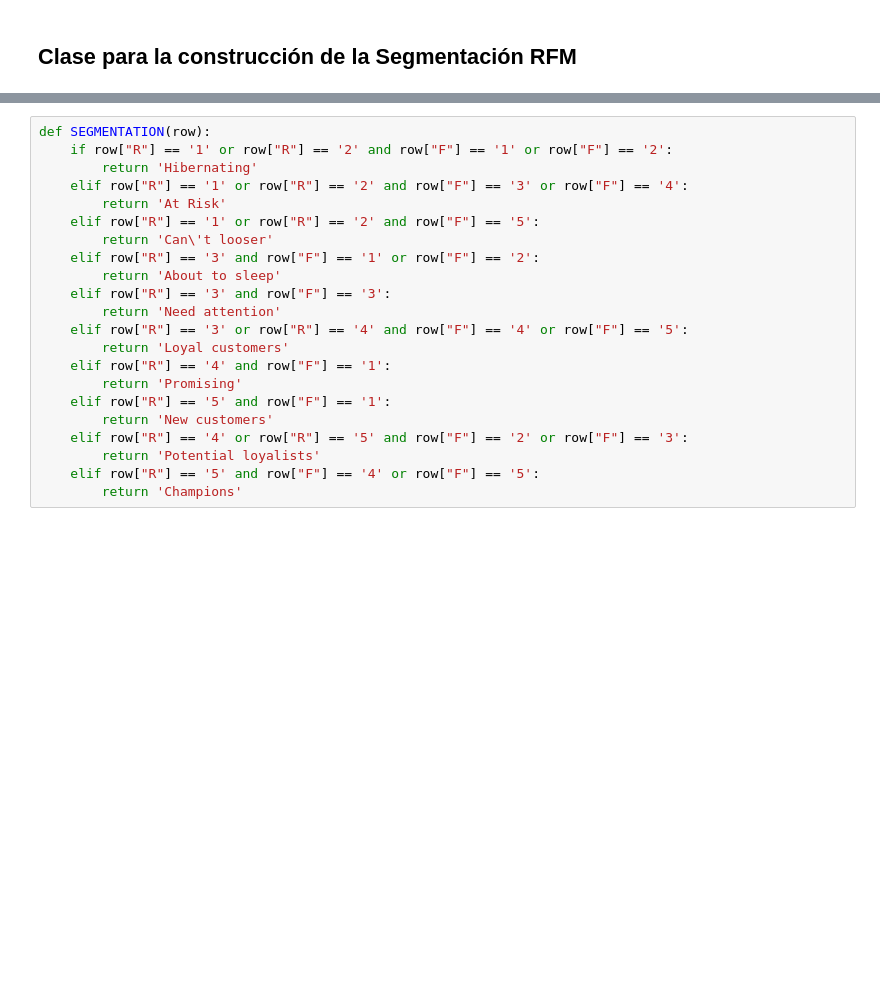
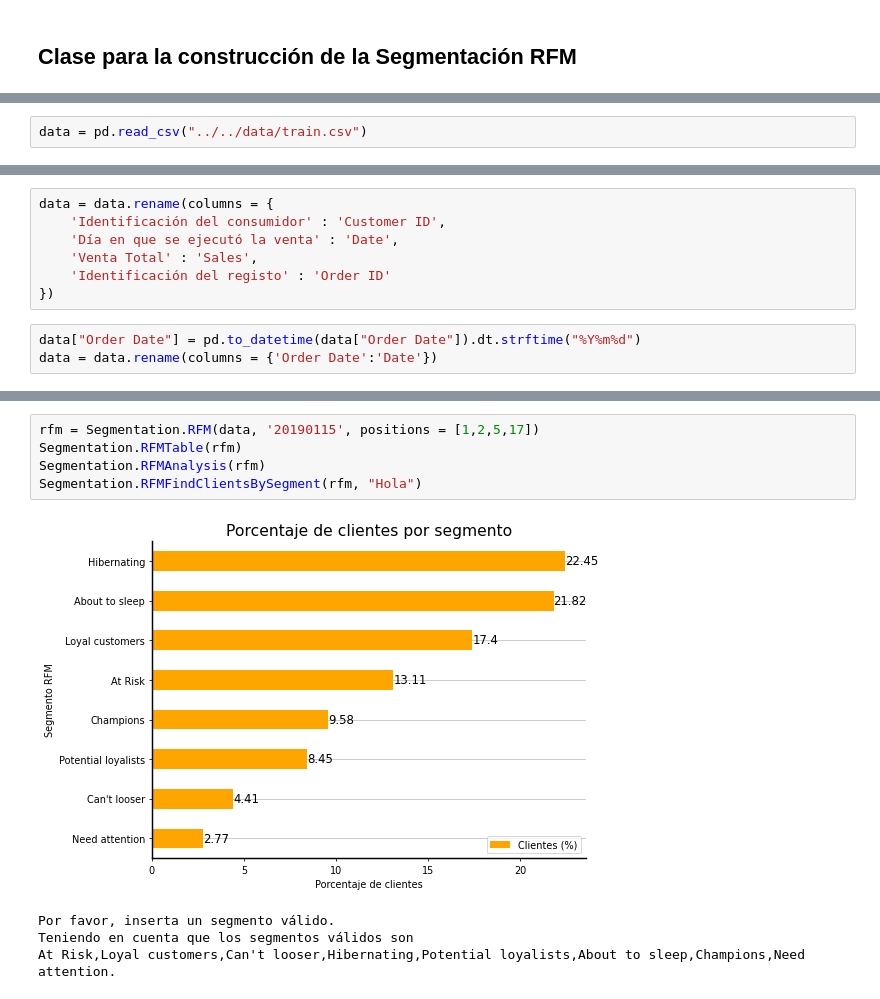
Before and after one commit to SebastianUrdaneguiBisalaya/Segmentacion-RFM, a Jupyter notebook: RFMSegmentation/class/notebook.ipynb, the cells around one changed output, grey strips where cells are left out. Drawn from its saved outputs; the diff is of its cells as text; blank space fills up the shorter version.

```diff
--- a/RFMSegmentation/class/notebook.ipynb
+++ b/RFMSegmentation/class/notebook.ipynb
@@ -7,0 +11,2 @@ from datetime import datetime
+# %%
+data = pd.read_csv("../../data/train.csv")
@@ -8 +16,11 @@ from datetime import datetime
+# %%
+data = data.rename(columns = {
+    'Identificación del consumidor' : 'Customer ID',
+    'Día en que se ejecutó la venta' : 'Date',
+    'Venta Total' : 'Sales',
+    'Identificación del registo' : 'Order ID'
+})
+# %%
+data["Order Date"] = pd.to_datetime(data["Order Date"]).dt.strftime("%Y%m%d")
+data = data.rename(columns = {'Order Date':'Date'})
 # %%
@@ -70,22 +120,10 @@ class RFMSegmentation:
-# %%
-def SEGMENTATION(row):
-    if row["R"] == '1' or row["R"] == '2' and row["F"] == '1' or row["F"] == '2':
-        return 'Hibernating'
-    elif row["R"] == '1' or row["R"] == '2' and row["F"] == '3' or row["F"] == '4':
-        return 'At Risk'
-    elif row["R"] == '1' or row["R"] == '2' and row["F"] == '5':
-        return 'Can\'t looser'
-    elif row["R"] == '3' and row["F"] == '1' or row["F"] == '2':
-        return 'About to sleep'
-    elif row["R"] == '3' and row["F"] == '3':
-        return 'Need attention'
-    elif row["R"] == '3' or row["R"] == '4' and row["F"] == '4' or row["F"] == '5':
-        return 'Loyal customers'
-    elif row["R"] == '4' and row["F"] == '1':
-        return 'Promising'
-    elif row["R"] == '5' and row["F"] == '1':
-        return 'New customers'
-    elif row["R"] == '4' or row["R"] == '5' and row["F"] == '2' or row["F"] == '3':
-        return 'Potential loyalists'
-    elif row["R"] == '5' and row["F"] == '4' or row["F"] == '5':
-        return 'Champions'
+# %%
+rfm = Segmentation.RFM(data, '20190115', positions = [1,2,5,17])
+Segmentation.RFMTable(rfm)
+Segmentation.RFMAnalysis(rfm)
+Segmentation.RFMFindClientsBySegment(rfm, "Hola")
+# %% [output]
+[figure, added]
+Por favor, inserta un segmento válido.
+Teniendo en cuenta que los segmentos válidos son
+At Risk,Loyal customers,Can't looser,Hibernating,Potential loyalists,About to sleep,Champions,Need attention.
```
Also changed, not shown: parts of 3 cells of this notebook, 5 other files.
